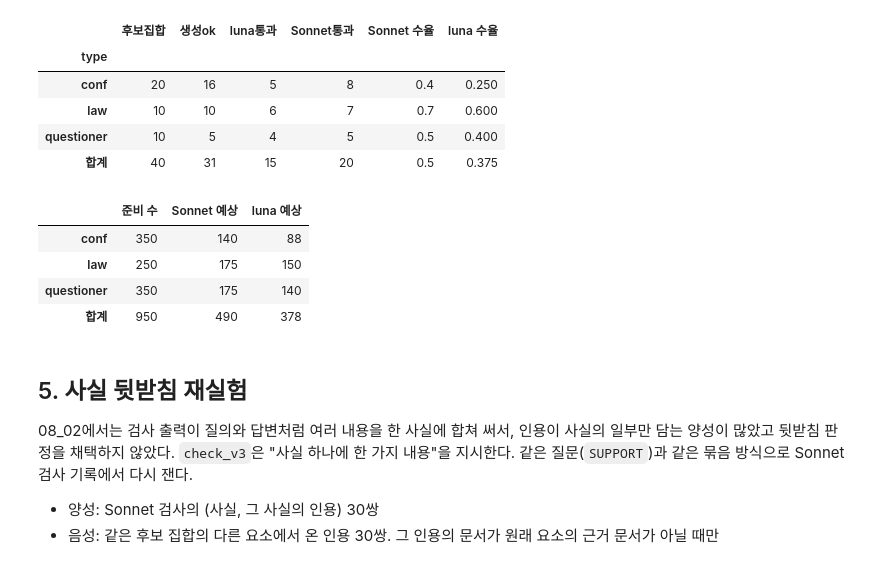
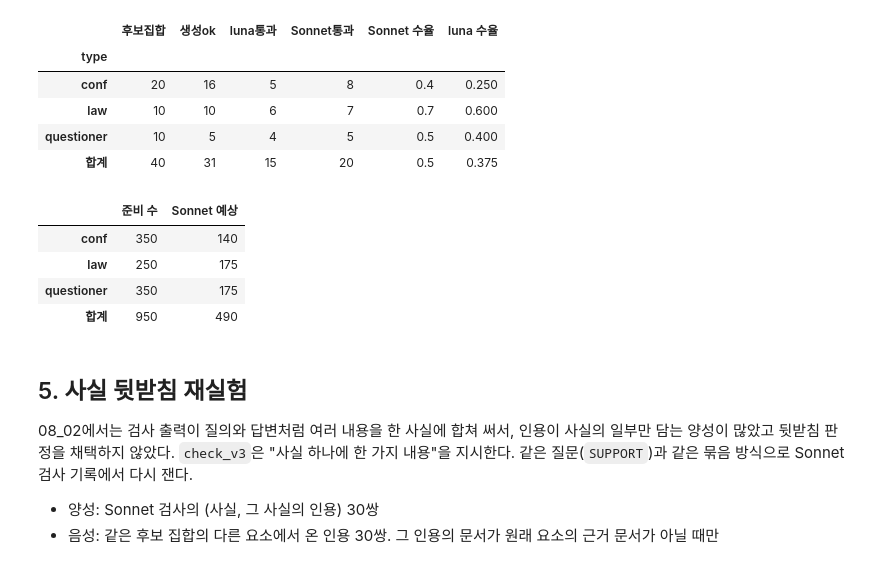
Before and after one commit to buzziru/meet-rag, a Jupyter notebook: notebooks/08_03_검사모델.ipynb, the cells around one changed output. Saved outputs shown, nothing was run; the diff lists cells and outputs as text; code cells hidden in the pictures.

```diff
--- a/notebooks/08_03_검사모델.ipynb
+++ b/notebooks/08_03_검사모델.ipynb
@@ -249,23 +249,17 @@ y
 # %%
 # 후보 집합당 수율을 그대로 늘린 본 생성 예상
 # (유형별 준비 수 n_pools_per_type, 파일럿 포함 전체 다시 생성)
 n_pools = pd.Series(dict(cfg.multidoc.n_pools_per_type))
 y0 = y.drop("합계")
-est = pd.DataFrame(
-    {
-        "준비 수": n_pools,
-        "Sonnet 예상": (y0["Sonnet 수율"] * n_pools).round(),
-        "luna 예상": (y0["luna 수율"] * n_pools).round(),
-    }
-)
+est = pd.DataFrame({"준비 수": n_pools, "Sonnet 예상": (y0["Sonnet 수율"] * n_pools).round()})
 est.loc["합계"] = est.sum()
 est.astype(int)
 # %% [output]
-|  | 준비 수 | Sonnet 예상 | luna 예상 |
-| conf | 350 | 140 | 88 |
-| law | 250 | 175 | 150 |
-| questioner | 350 | 175 | 140 |
-| 합계 | 950 | 490 | 378 |
+|  | 준비 수 | Sonnet 예상 |
+| conf | 350 | 140 |
+| law | 250 | 175 |
+| questioner | 350 | 175 |
+| 합계 | 950 | 490 |
 # %% [markdown]
 ## 5. 사실 뒷받침 재실험
 
```
Also changed, not shown: 3 other files.
